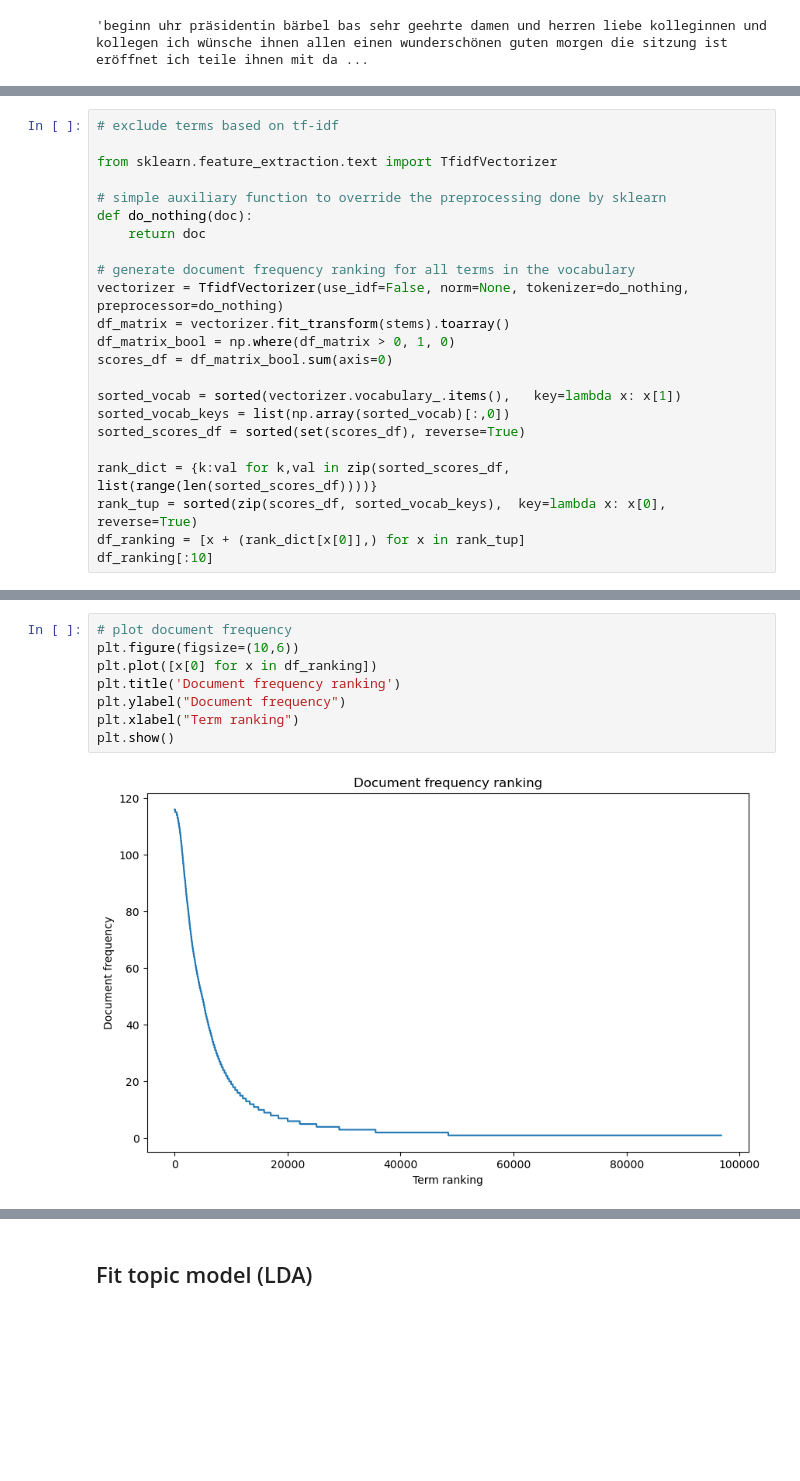
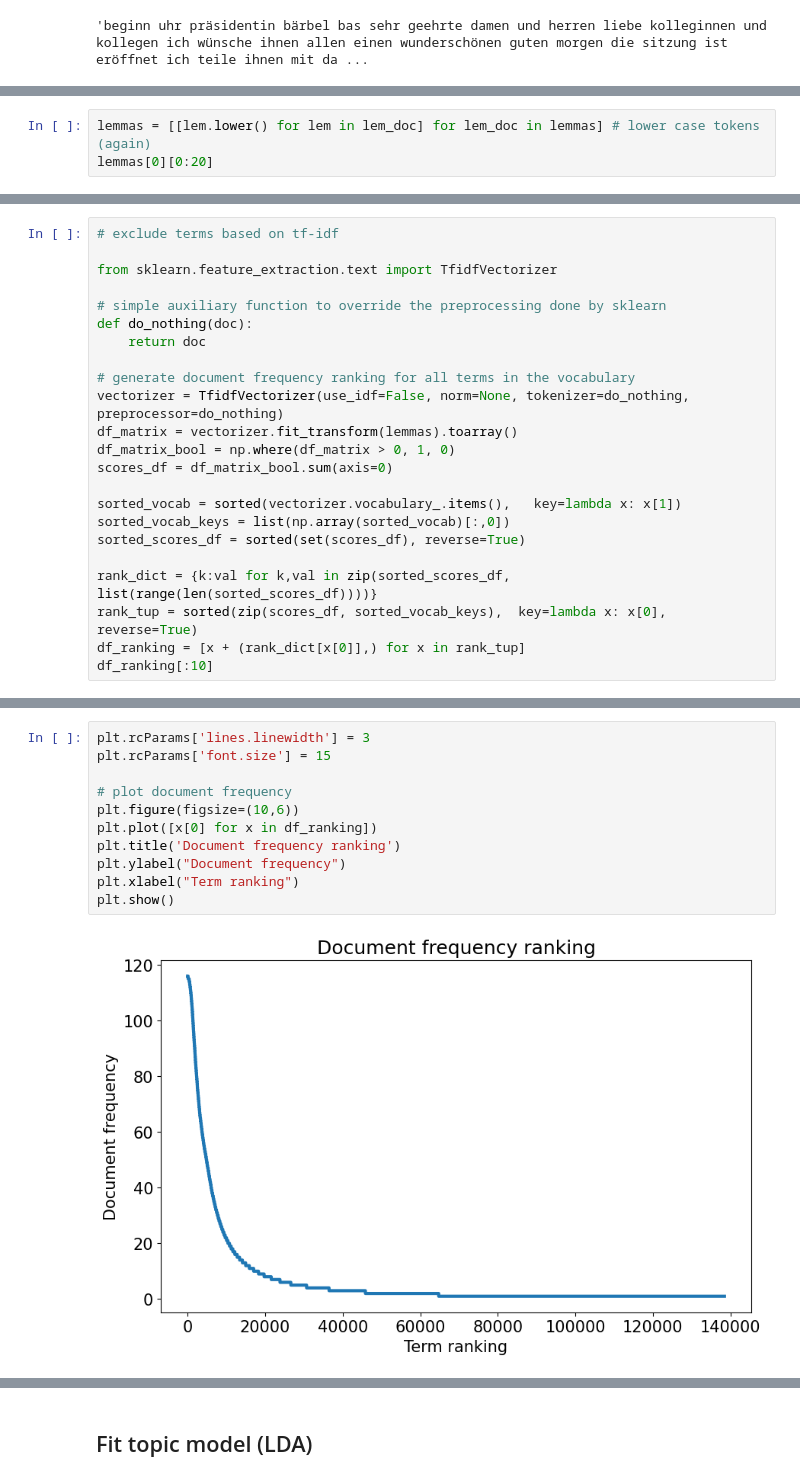
Before and after one commit to AlexSkowron/Bundestag_topics, a Jupyter notebook: BT_topics_project.ipynb, the cells around one changed output, grey strips where cells are left out. Saved outputs shown, nothing was run; the diff lists cells and outputs as text; blank space fills up the shorter version.

Commit message:
added code for visualizations

```diff
--- a/BT_topics_project.ipynb
+++ b/BT_topics_project.ipynb
@@ -232,0 +232,3 @@ lemmas[0][0:20]
+# %%
+lemmas = [[lem.lower() for lem in lem_doc] for lem_doc in lemmas] # lower case tokens (again)
+lemmas[0][0:20]
@@ -241,7 +264,7 @@ def do_nothing(doc):
 
 # generate document frequency ranking for all terms in the vocabulary
 vectorizer = TfidfVectorizer(use_idf=False, norm=None, tokenizer=do_nothing, preprocessor=do_nothing)
-df_matrix = vectorizer.fit_transform(stems).toarray()
+df_matrix = vectorizer.fit_transform(lemmas).toarray()
 df_matrix_bool = np.where(df_matrix > 0, 1, 0)
 scores_df = df_matrix_bool.sum(axis=0)
 
@@ -267,13 +290,16 @@ df_ranking[:10]
 # %%
+plt.rcParams['lines.linewidth'] = 3
+plt.rcParams['font.size'] = 15
+
 # plot document frequency
 plt.figure(figsize=(10,6))
 plt.plot([x[0] for x in df_ranking])
 plt.title('Document frequency ranking')
 plt.ylabel("Document frequency")
 plt.xlabel("Term ranking")
 plt.show()
 # %% [output]
-[figure, old version]
+[figure, new version]
 # %%
 # function to compute term-frequency inverse document frequency
 def tf_idf_compute(term, num_docs, scores_tf, scores_df):
```
Also changed, not shown: parts of 26 cells of this notebook.
